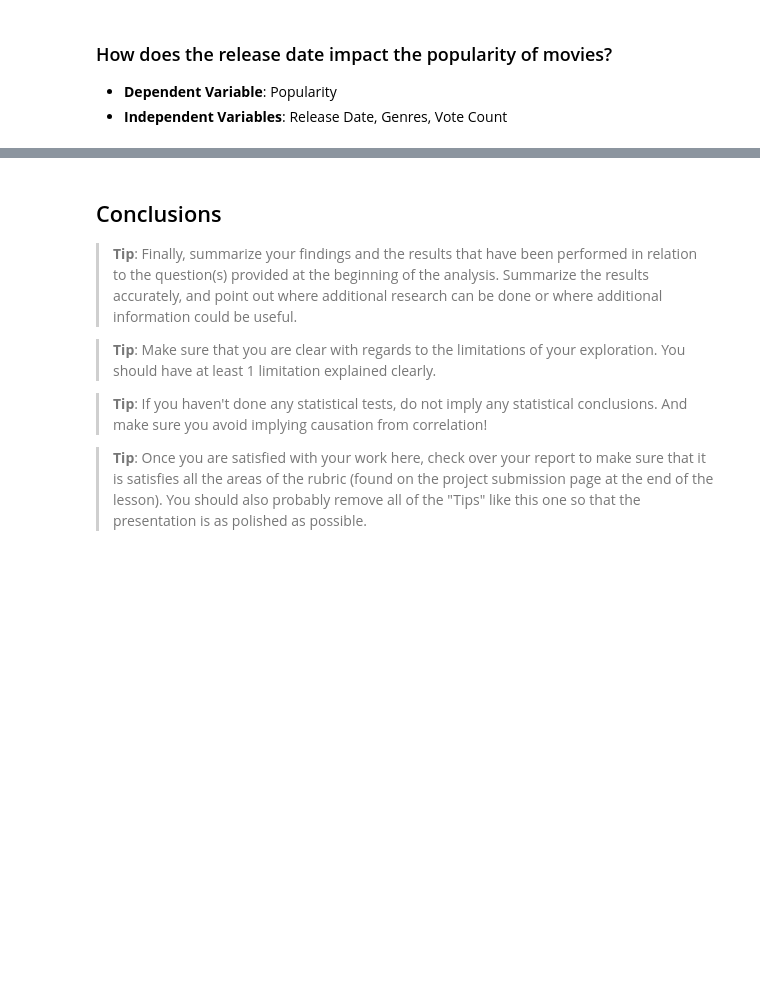
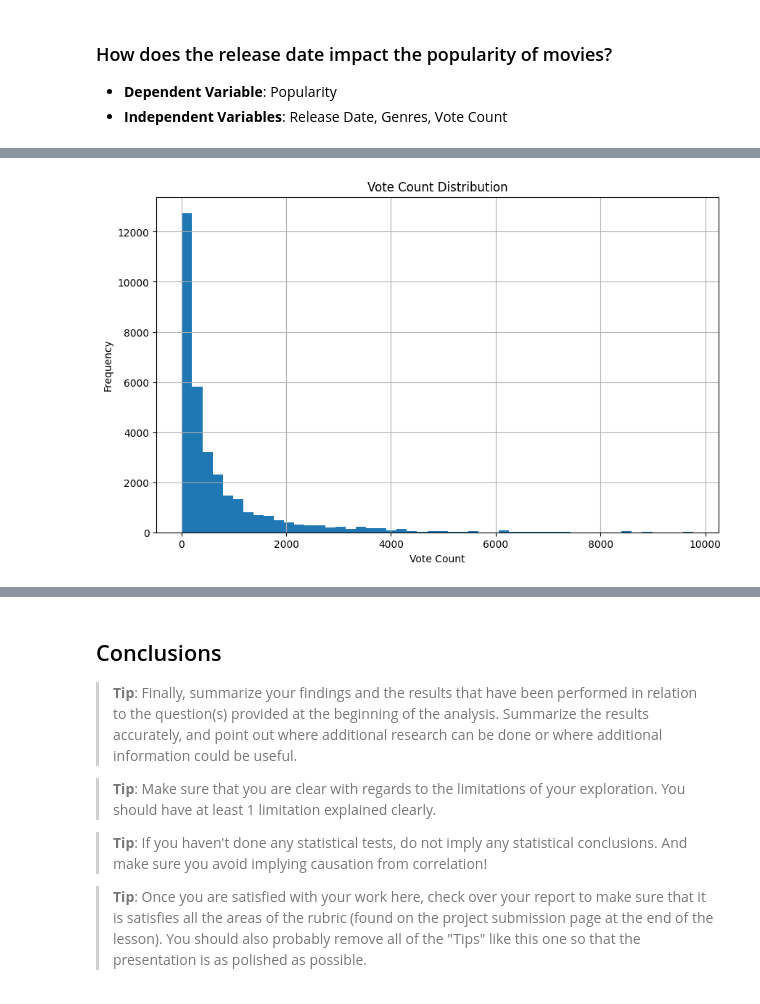
Before and after one commit to PrzemekJedruch/Project_Invest_Movies_Data, a Jupyter notebook: Investigate_a_Dataset.ipynb, the cells around one changed output, grey strips where cells are left out. Cells and saved outputs as stored; diff of their text form; code cells hidden in the pictures; blank space fills up the shorter version.

```diff
--- a/Investigate_a_Dataset.ipynb
+++ b/Investigate_a_Dataset.ipynb
@@ -535,0 +600,11 @@ plt.show()
+# %%
+# Histogram of vote count
+plt.figure(figsize=(10, 6))
+df_popularity['vote_count'].hist(bins=50)
+plt.title('Vote Count Distribution')
+plt.xlabel('Vote Count')
+plt.ylabel('Frequency')
+plt.grid(True)
+plt.show()
+# %% [output]
+[figure, added]
```
Also changed, not shown: parts of 43 cells of this notebook.
